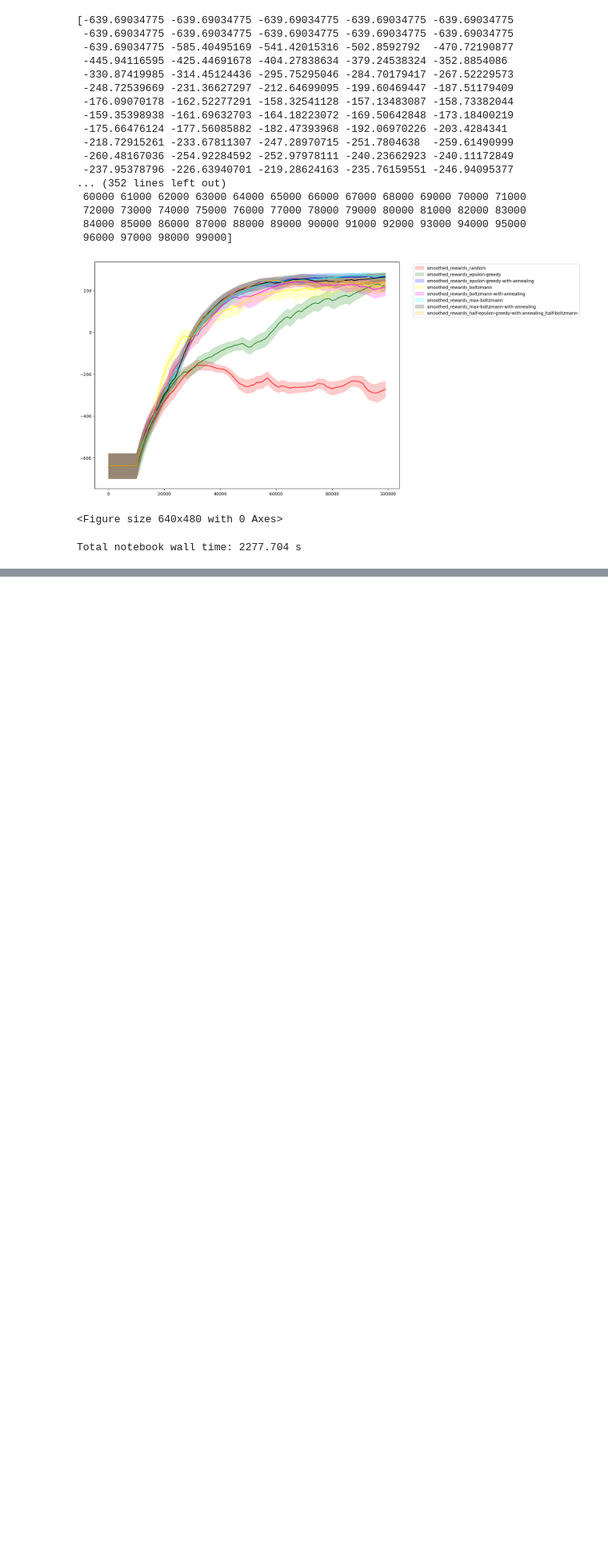
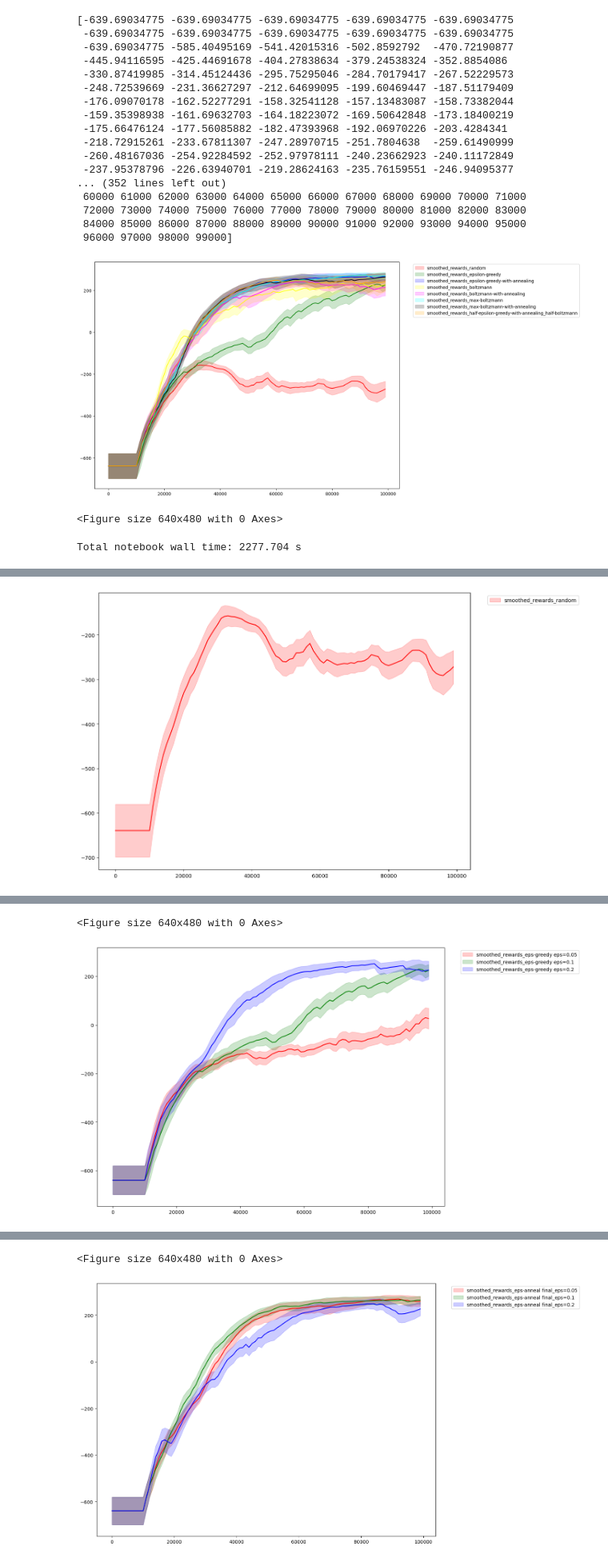
Before and after one commit to piotrbar250/DNN-MIMUW-2025, a Jupyter notebook: RL/hw_4_dqn_exploration_student.ipynb, the cells around one changed output, grey strips where cells are left out. Shown at 80% size. Drawn from its saved outputs; the diff is of its cells as text; code cells hidden in the pictures; blank space fills up the shorter version.

```diff
--- a/RL/hw_4_dqn_exploration_student.ipynb
+++ b/RL/hw_4_dqn_exploration_student.ipynb
@@ -680,0 +790,69 @@ Total notebook wall time: 2277.704 s
+# %%
+results_baseline = {}
+results_eps_greedy = {}
+results_eps_anneal = {}
+results_boltz = {}
+results_boltz_anneal = {}
+results_maxboltz = {}
+results_maxboltz_anneal = {}
+results_half_half = {}
+
+run_and_store(results_baseline, "random", DQN(args))
+
+for eps in [0.05, 0.10, 0.20]:
+    agent = EpsilonGreedyDQN(args)
+    agent.epsilon = eps
+    run_and_store(results_eps_greedy, f"eps-greedy eps={eps}", agent)
+
+for final_eps in [0.05, 0.10, 0.20]:
+    agent = EpsilonGreedyWithAnnealingDQN(args)
+    agent.final_epsilon = final_eps
+    agent.anneal_steps = 30000
+    run_and_store(results_eps_anneal, f"eps-anneal final_eps={final_eps}", agent)
+
+for T in [0.3, 1.0, 3.0]:
+    agent = BoltzmannDQN(args)
+    agent.temperature = T
+    run_and_store(results_boltz, f"boltzmann T={T}", agent)
+
+for final_T in [1.0, 3.0, 6.0]:
+    agent = BoltzmannWithTemperatureAnnealingDQN(args)
+    agent.start_temparature = 0.25
+    agent.final_temperature = final_T
+    agent.temperature_anneal_steps = 30000
+    run_and_store(results_boltz_anneal, f"boltz-anneal 0.25->{final_T}", agent)
+
+for T in [0.05, 0.10, 0.30]:
+    agent = MaxBoltzmannDQN(args)
+    agent.temperature = T
+    run_and_store(results_maxboltz, f"max-boltz T={T}", agent)
+
+for start_T, final_T in [(0.01, 0.2), (0.025, 0.3), (0.05, 0.5)]:
+    agent = MaxBoltzmannWithTemperatureAnnealingDQN(args)
+    agent.start_temparature = start_T
+    agent.final_temperature = final_T
+    agent.temperature_anneal_steps = 30000
+    run_and_store(results_maxboltz_anneal, f"maxboltz-anneal {start_T}->{final_T}", agent)
+
+final_eps_list = [0.05, 0.20]
+temp_list = [0.3, 3.0]
+
+for final_eps in final_eps_list:
+    for T in temp_list:
+        dqn_1 = EpsilonGreedyWithAnnealingDQN(first_half_training_args)
+        dqn_1.final_epsilon = final_eps
+        dqn_1.anneal_steps = 30000
+        dqn_2 = BoltzmannDQN(second_half_training_args)
+        dqn_2.temperature = T
+        name = f"half epsAnneal(final={final_eps}) -> boltz(T={T})"
+        run_and_store(results_half_half, name, dqn_1, use_two_halves=True, agent2=dqn_2)
+
+plot_group(results_baseline)
+plot_group(results_eps_greedy)
+plot_group(results_eps_anneal)
+plot_group(results_boltz)
+plot_group(results_boltz_anneal)
+plot_group(results_maxboltz)
+plot_group(results_maxboltz_anneal)
+plot_group(results_half_half)
+# %% [output]
@@ -680,0 +876 @@ Total notebook wall time: 2277.704 s
+[figure, added]
@@ -680,0 +894,2 @@ Total notebook wall time: 2277.704 s
+<Figure size 640x480 with 0 Axes>
+[figure, added]
@@ -680,0 +913,2 @@ Total notebook wall time: 2277.704 s
+<Figure size 640x480 with 0 Axes>
+[figure, added]
```
Also changed, not shown: parts of 3 cells of this notebook.
